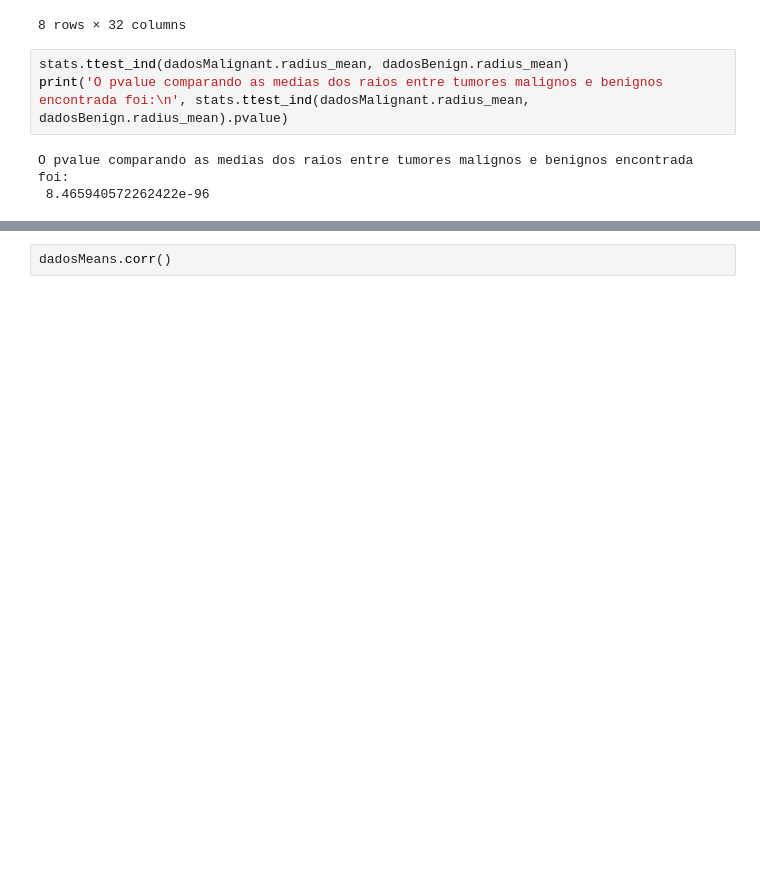
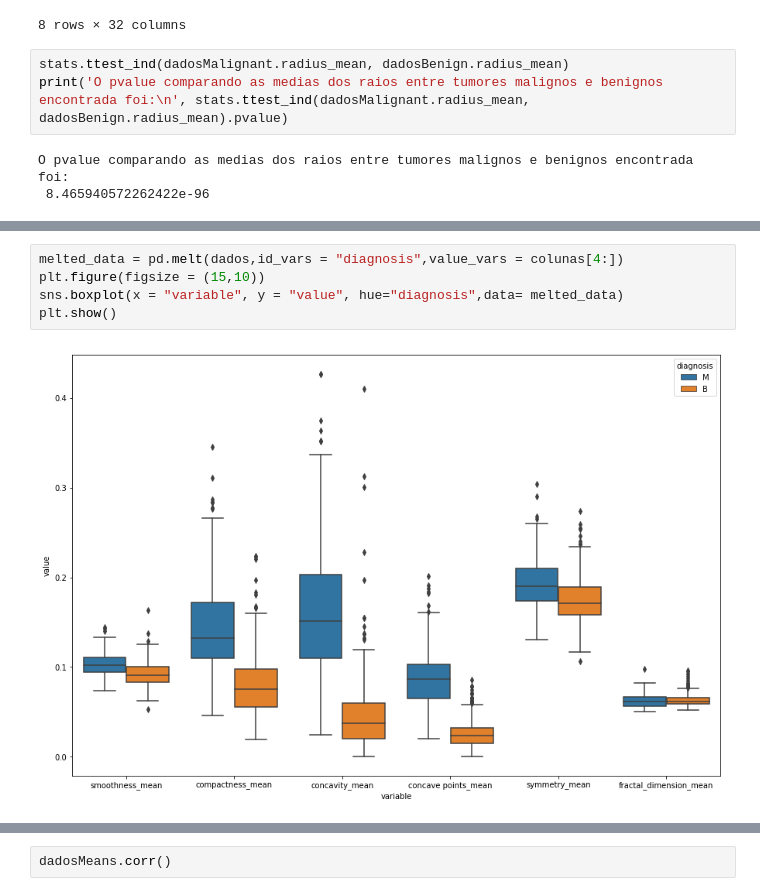
Before and after one commit to mouradap/breast_cancer, a Jupyter notebook: Dados.ipynb, the cells around one changed output, grey strips where cells are left out. Saved outputs shown, nothing was run; the diff lists cells and outputs as text; blank space fills up the shorter version.

```diff
--- a/Dados.ipynb
+++ b/Dados.ipynb
@@ -373,0 +376,7 @@ Ttest_indResult(statistic=29.354318592113618, pvalue=7.101150161057422e-116)
+# %%
+melted_data = pd.melt(dados,id_vars = "diagnosis",value_vars = colunas[4:])
+plt.figure(figsize = (15,10))
+sns.boxplot(x = "variable", y = "value", hue="diagnosis",data= melted_data)
+plt.show()
+# %% [output]
+[figure, added]
```
Also changed, not shown: parts of 43 cells of this notebook.
